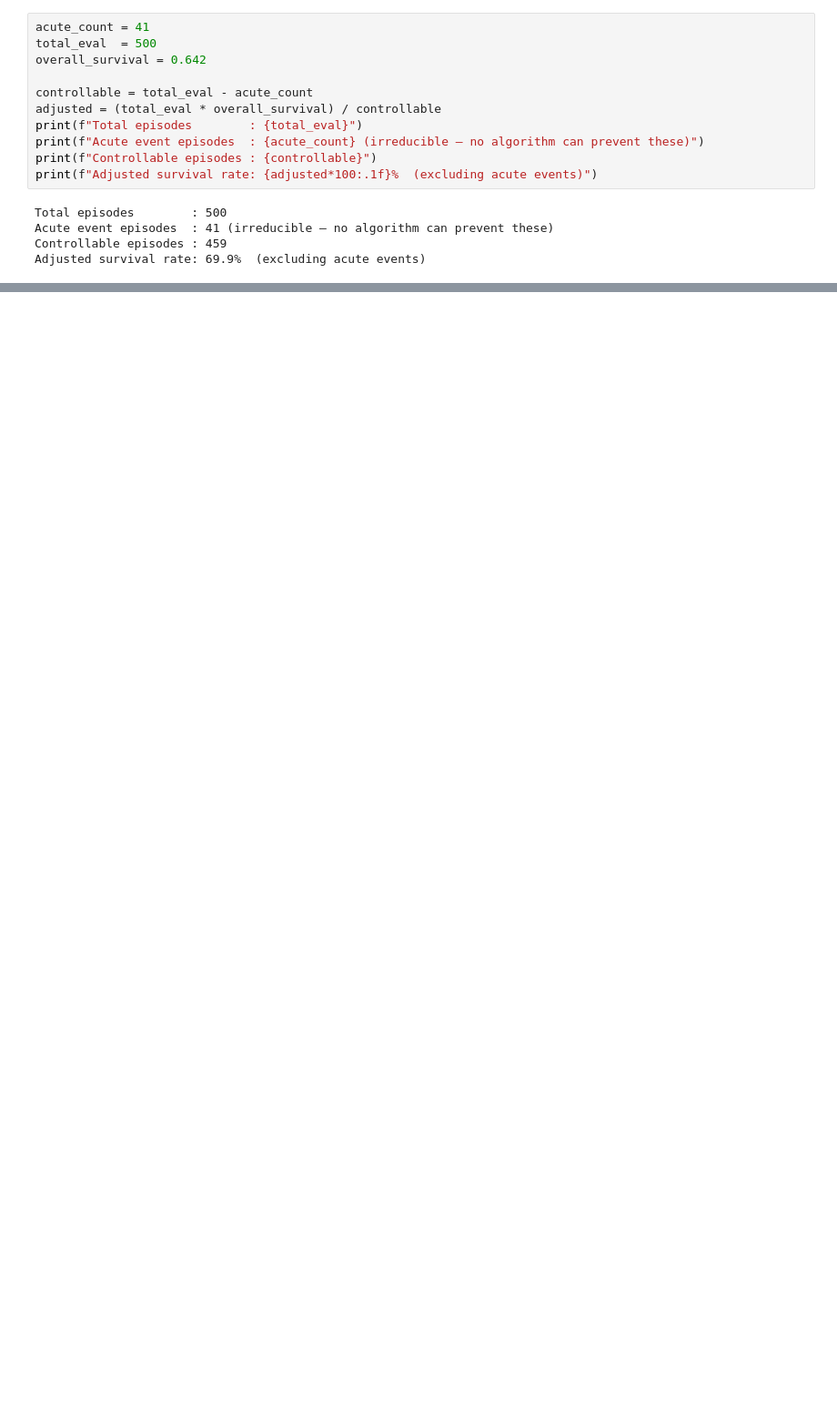
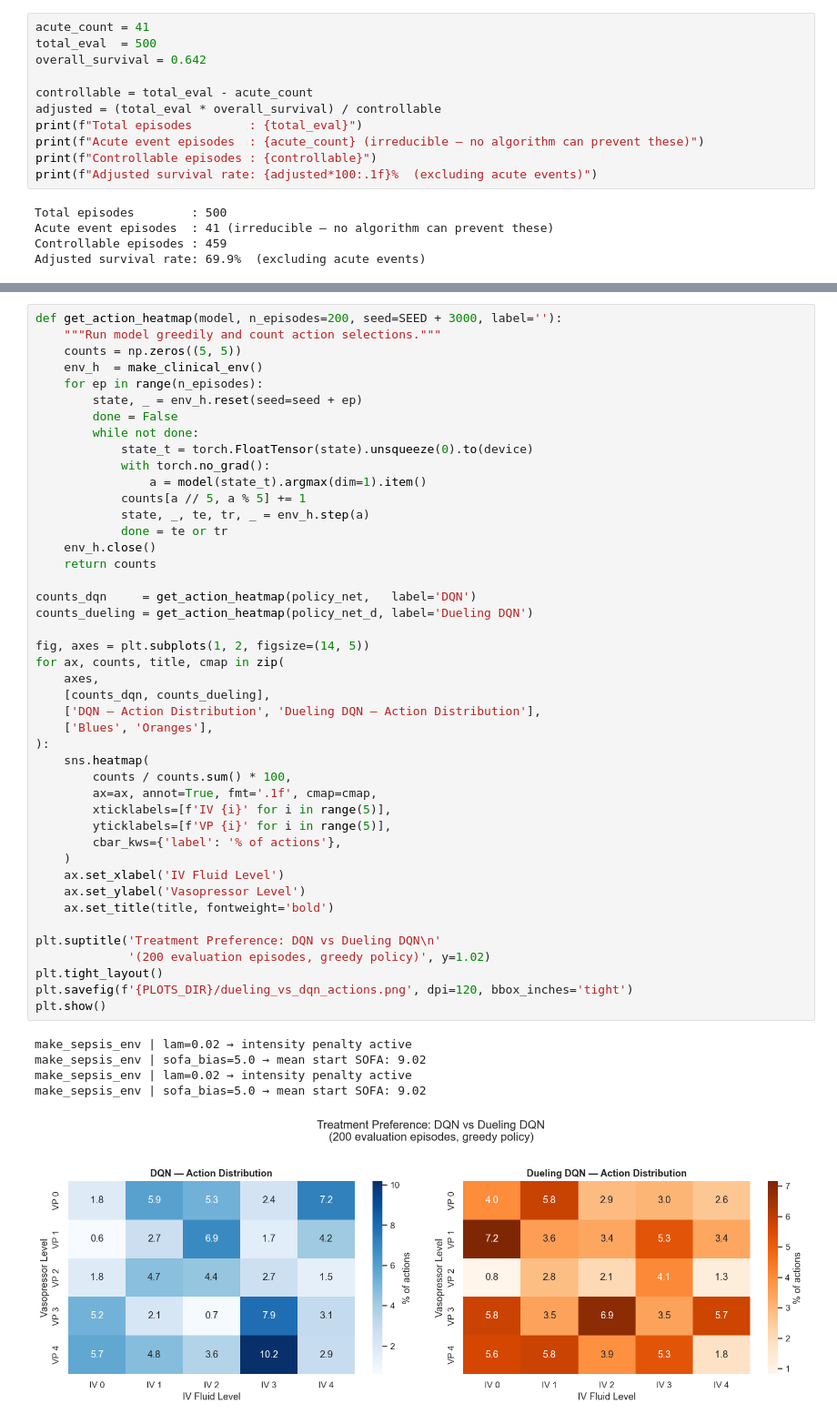
Before and after one commit to calcoafrancisca/RL_GroupAG, a Jupyter notebook: RL Project Code/sepsis_project - Students Version/rl_sepsis_project_0.ipynb, the cells around one changed output, grey strips where cells are left out. Shown at 91% size. Drawn from its saved outputs; the diff is of its cells as text; blank space fills up the shorter version.

```diff
--- a/RL Project Code/sepsis_project - Students Version/rl_sepsis_project_0.ipynb
+++ b/RL Project Code/sepsis_project - Students Version/rl_sepsis_project_0.ipynb
@@ -1054,0 +1453,50 @@ Adjusted survival rate: 69.9%  (excluding acute events)
+# %%
+def get_action_heatmap(model, n_episodes=200, seed=SEED + 3000, label=''):
+    """Run model greedily and count action selections."""
+    counts = np.zeros((5, 5))
+    env_h  = make_clinical_env()
+    for ep in range(n_episodes):
+        state, _ = env_h.reset(seed=seed + ep)
+        done = False
+        while not done:
+            state_t = torch.FloatTensor(state).unsqueeze(0).to(device)
+            with torch.no_grad():
+                a = model(state_t).argmax(dim=1).item()
+            counts[a // 5, a % 5] += 1
+            state, _, te, tr, _ = env_h.step(a)
+            done = te or tr
+    env_h.close()
+    return counts
+
+counts_dqn     = get_action_heatmap(policy_net,   label='DQN')
+counts_dueling = get_action_heatmap(policy_net_d, label='Dueling DQN')
+
+fig, axes = plt.subplots(1, 2, figsize=(14, 5))
+for ax, counts, title, cmap in zip(
+    axes,
+    [counts_dqn, counts_dueling],
+    ['DQN — Action Distribution', 'Dueling DQN — Action Distribution'],
+    ['Blues', 'Oranges'],
+):
+    sns.heatmap(
+        counts / counts.sum() * 100,
+        ax=ax, annot=True, fmt='.1f', cmap=cmap,
+        xticklabels=[f'IV {i}' for i in range(5)],
+        yticklabels=[f'VP {i}' for i in range(5)],
+        cbar_kws={'label': '% of actions'},
+    )
+    ax.set_xlabel('IV Fluid Level')
+    ax.set_ylabel('Vasopressor Level')
+    ax.set_title(title, fontweight='bold')
+
+plt.suptitle('Treatment Preference: DQN vs Dueling DQN\n'
+             '(200 evaluation episodes, greedy policy)', y=1.02)
+plt.tight_layout()
+plt.savefig(f'{PLOTS_DIR}/dueling_vs_dqn_actions.png', dpi=120, bbox_inches='tight')
+plt.show()
+# %% [output]
+make_sepsis_env | lam=0.02 → intensity penalty active
+make_sepsis_env | sofa_bias=5.0 → mean start SOFA: 9.02
+make_sepsis_env | lam=0.02 → intensity penalty active
+make_sepsis_env | sofa_bias=5.0 → mean start SOFA: 9.02
+[figure, added]
```
Also changed, not shown: parts of 33 cells of this notebook.
